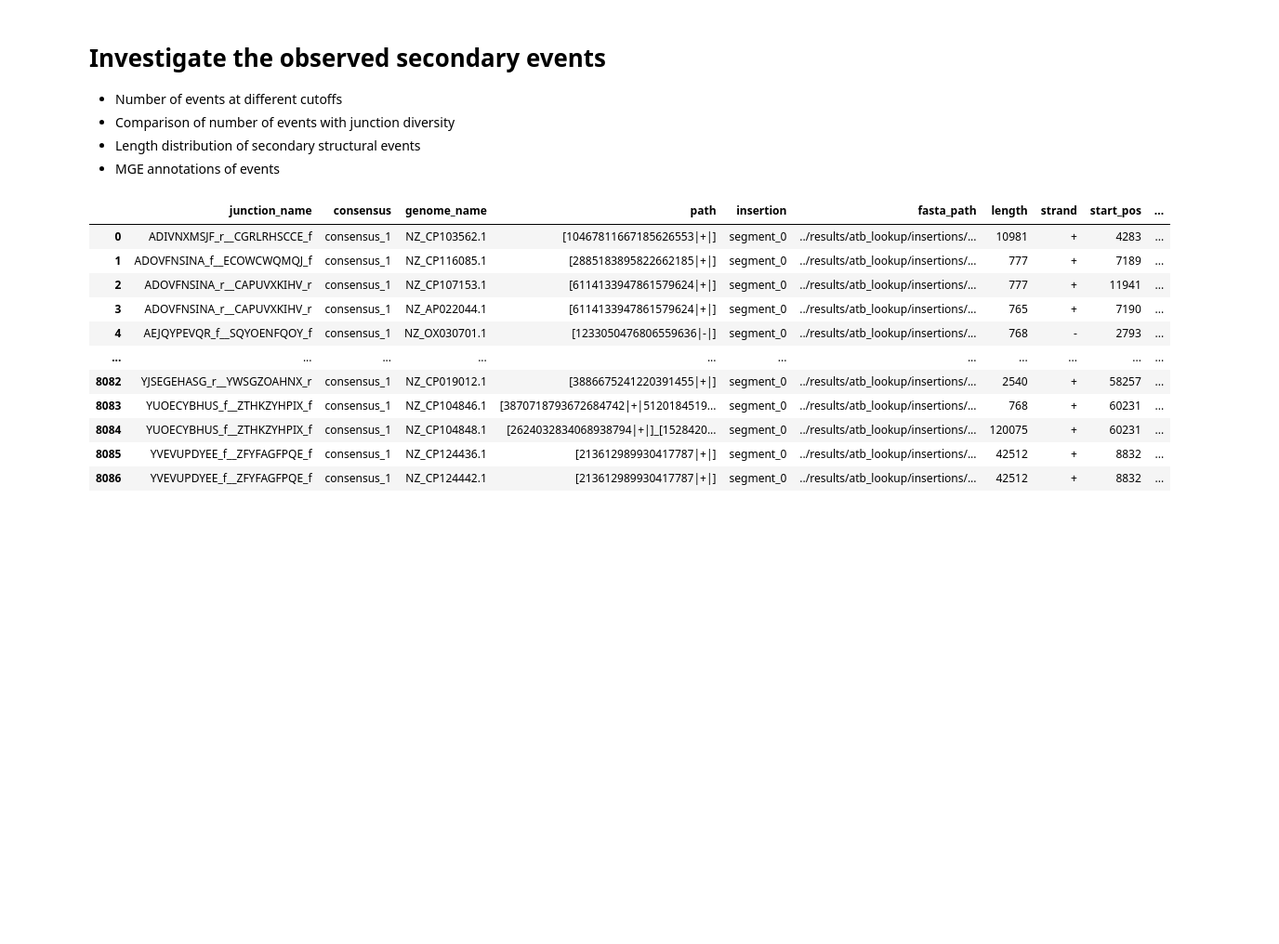
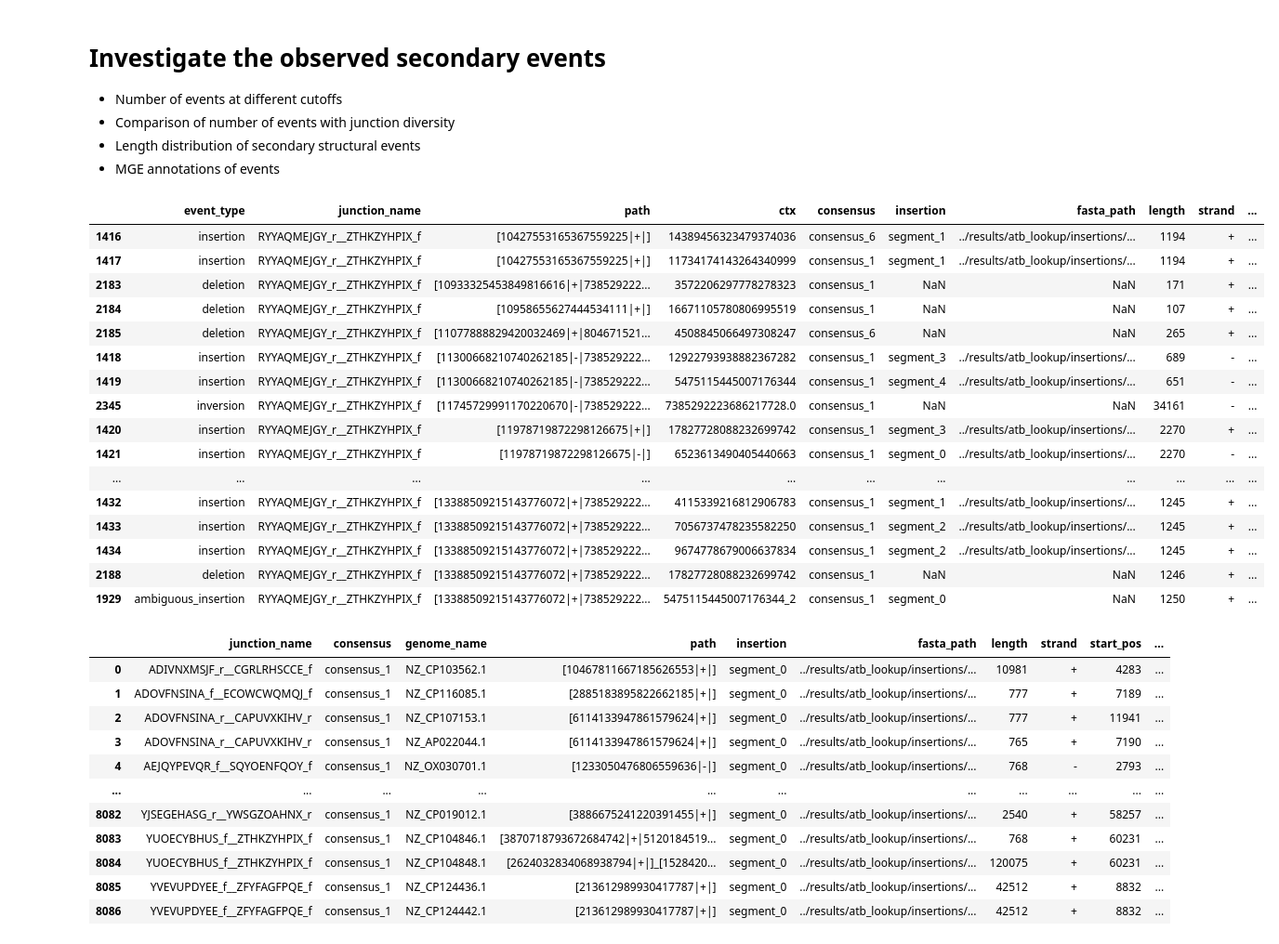
Before and after one commit to marie3003/junction_dataset, a Jupyter notebook: explore/analyze_secondary_events.ipynb, the cells around one changed output. Shown at 93% size. Cells and saved outputs as stored; diff of their text form; code cells hidden in the pictures; blank space fills up the shorter version.

```diff
--- a/explore/analyze_secondary_events.ipynb
+++ b/explore/analyze_secondary_events.ipynb
@@ -19,6 +19,26 @@ jdf_all = pd.read_csv("../results/junction_summary_df.csv")
 
 summaries = combine_all_junctions_summaries("../results/atb_lookup", save_df=False)
 deduplicated_events_df = deduplicate_events(summaries, save_path=None)
+# %%
+deduplicated_events_df[deduplicated_events_df['junction_name'] == "RYYAQMEJGY_r__ZTHKZYHPIX_f"].sort_values("path").head(30)
+# %% [output]
+|  | event_type | junction_name | path | ctx | consensus | insertion | fasta_path | length | strand | ... |
+| 1416 | insertion | RYYAQMEJGY_r__ZTHKZYHPIX_f | [10427553165367559225|+|] | 14389456323479374036 | consensus_6 | segment_1 | ../results/atb_lookup/insertions/... | 1194 | + | ... |
+| 1417 | insertion | RYYAQMEJGY_r__ZTHKZYHPIX_f | [10427553165367559225|+|] | 11734174143264340999 | consensus_1 | segment_1 | ../results/atb_lookup/insertions/... | 1194 | + | ... |
+| 2183 | deletion | RYYAQMEJGY_r__ZTHKZYHPIX_f | [10933325453849816616|+|738529222... | 3572206297778278323 | consensus_1 | NaN | NaN | 171 | + | ... |
+| 2184 | deletion | RYYAQMEJGY_r__ZTHKZYHPIX_f | [10958655627444534111|+|] | 16671105780806995519 | consensus_1 | NaN | NaN | 107 | + | ... |
+| 2185 | deletion | RYYAQMEJGY_r__ZTHKZYHPIX_f | [11077888829420032469|+|804671521... | 4508845066497308247 | consensus_6 | NaN | NaN | 265 | + | ... |
+| 1418 | insertion | RYYAQMEJGY_r__ZTHKZYHPIX_f | [11300668210740262185|-|738529222... | 12922793938882367282 | consensus_1 | segment_3 | ../results/atb_lookup/insertions/... | 689 | - | ... |
+| 1419 | insertion | RYYAQMEJGY_r__ZTHKZYHPIX_f | [11300668210740262185|-|738529222... | 5475115445007176344 | consensus_1 | segment_4 | ../results/atb_lookup/insertions/... | 651 | - | ... |
+| 2345 | inversion | RYYAQMEJGY_r__ZTHKZYHPIX_f | [11745729991170220670|-|738529222... | 7385292223686217728.0 | consensus_1 | NaN | NaN | 34161 | - | ... |
+| 1420 | insertion | RYYAQMEJGY_r__ZTHKZYHPIX_f | [11978719872298126675|+|] | 17827728088232699742 | consensus_1 | segment_3 | ../results/atb_lookup/insertions/... | 2270 | + | ... |
+| 1421 | insertion | RYYAQMEJGY_r__ZTHKZYHPIX_f | [11978719872298126675|-|] | 6523613490405440663 | consensus_1 | segment_0 | ../results/atb_lookup/insertions/... | 2270 | - | ... |
+| ... | ... | ... | ... | ... | ... | ... | ... | ... | ... | ... |
+| 1432 | insertion | RYYAQMEJGY_r__ZTHKZYHPIX_f | [13388509215143776072|+|738529222... | 4115339216812906783 | consensus_1 | segment_1 | ../results/atb_lookup/insertions/... | 1245 | + | ... |
+| 1433 | insertion | RYYAQMEJGY_r__ZTHKZYHPIX_f | [13388509215143776072|+|738529222... | 7056737478235582250 | consensus_1 | segment_2 | ../results/atb_lookup/insertions/... | 1245 | + | ... |
+| 1434 | insertion | RYYAQMEJGY_r__ZTHKZYHPIX_f | [13388509215143776072|+|738529222... | 9674778679006637834 | consensus_1 | segment_2 | ../results/atb_lookup/insertions/... | 1245 | + | ... |
+| 2188 | deletion | RYYAQMEJGY_r__ZTHKZYHPIX_f | [13388509215143776072|+|738529222... | 17827728088232699742 | consensus_1 | NaN | NaN | 1246 | + | ... |
+| 1929 | ambiguous_insertion | RYYAQMEJGY_r__ZTHKZYHPIX_f | [13388509215143776072|+|738529222... | 5475115445007176344_2 | consensus_1 | segment_0 | NaN | 1250 | + | ... |
 # %%
 summaries['insertions'][summaries['insertions']['length'] > 200]
 # %% [output]
```
Also changed, not shown: 10 other files.
